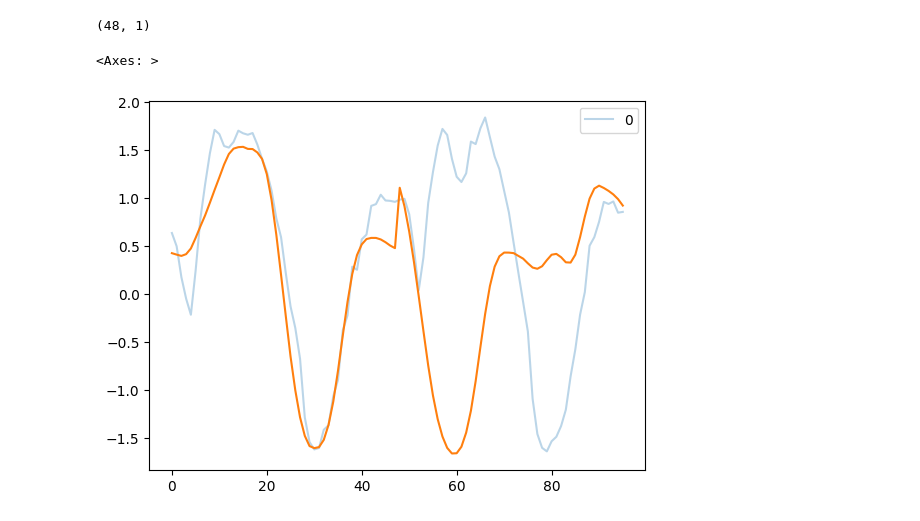
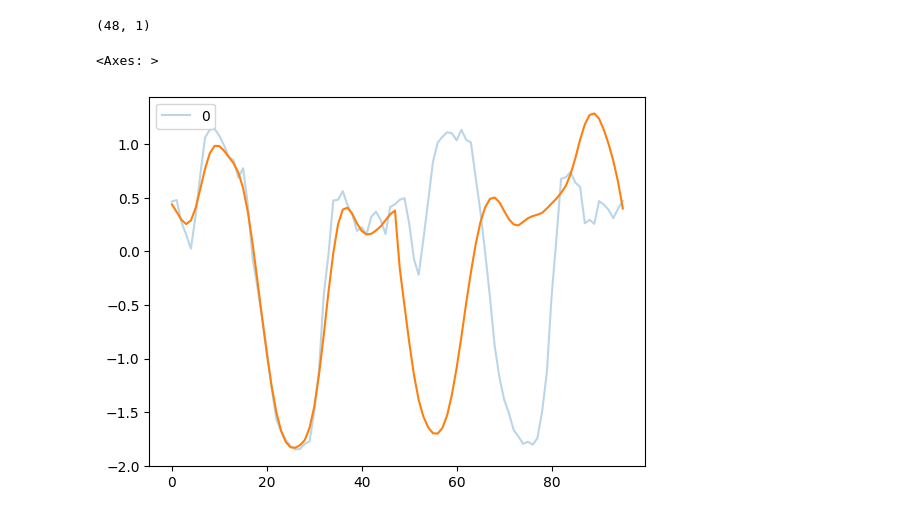
Before and after one commit to thatgeeman/ts_vae-lstm, a Jupyter notebook: nbs/03_ad_complete.ipynb, the cells around one changed output. Saved outputs shown, nothing was run; the diff lists cells and outputs as text; code cells hidden in the pictures.

```diff
--- a/nbs/03_ad_complete.ipynb
+++ b/nbs/03_ad_complete.ipynb
@@ -185,6 +198,7 @@ def get_embeddings(x, n_windows=1, latent_dim=32, seq_len=1, sampler_repeat=200)
         _description_
     """
     # actual_shape = x.shape[0]
+    vae_model.eval()
     x = (
         torch.from_numpy(x.astype(np.float32)).view(n_windows, -1, seq_len).to(device)
     )  # p, seq -> n_windows, p, seq
@@ -227,7 +241,7 @@ tensor([[-1.8120e-01],
 data_embeddings = [
     {
         "subset": get_embeddings(
-            data[i]["subset"], latent_dim=24, n_windows=1, seq_len=1, sampler_repeat=200
+            data[i]["subset"], latent_dim=24, n_windows=1, seq_len=1, sampler_repeat=1
         ),
         "end_step": data[i]["end_step"],
         "start_step": data[i]["start_step"],
@@ -260,6 +274,7 @@ torch.Size([1, 24, 1])
 # %%
 @torch.no_grad()
 def predict_next_embeddings(data, device="cpu", batch_size=1, latent_dim=24, seq_len=1):
+    lstm_model.eval()
     data = data.view(batch_size, latent_dim, seq_len).to(device)
     embeddings = lstm_model(data)
     return embeddings
@@ -293,8 +308,9 @@ dict_keys(['prev_subset', 'next_subset', 'start_step', 'end_step'])
 # %%
 @torch.no_grad()
 def decode_embeddings(data, device="cpu", batch_size=1, latent_dim=24):
+    vae_model.eval()
     data = data.view(batch_size, latent_dim).to(device)
-    ts = vae_model.decoder(data)
+    ts = vae_model.decoder.to(device)(data)
     return ts.cpu().squeeze(0).numpy()
 # %%
 next_x_ts = decode_embeddings(predicted_embeddings[0]["next_subset"])
@@ -337,26 +353,26 @@ predicted_ts[0]["next_subset"].shape  # predicted next subset
 # %% [output]
 (48, 1)
 # %%
-idx = 22
+idx = 11
 sns.lineplot(
     np.concatenate([data[idx]["subset"], data[idx + 1]["subset"]], axis=0),
     alpha=0.3,
     linestyle="--",
 )
 
 sns.lineplot(
     np.concatenate(
         [
             predicted_ts[idx]["prev_subset"].flatten(),
             predicted_ts[idx]["next_subset"].flatten(),
         ]
     )
 )
 # mse_val = F.mse_loss(pred_ts_values, pred_ts_values_true)
 # plt.title(f"MSE = {mse_val:.4f}")
 # %% [output]
 <Axes: >
-[figure, old version]
+[figure, new version]
 # %%
 # | hide
 import nbdev
```
Also changed, not shown: parts of 3 cells of this notebook, 9 other files.
